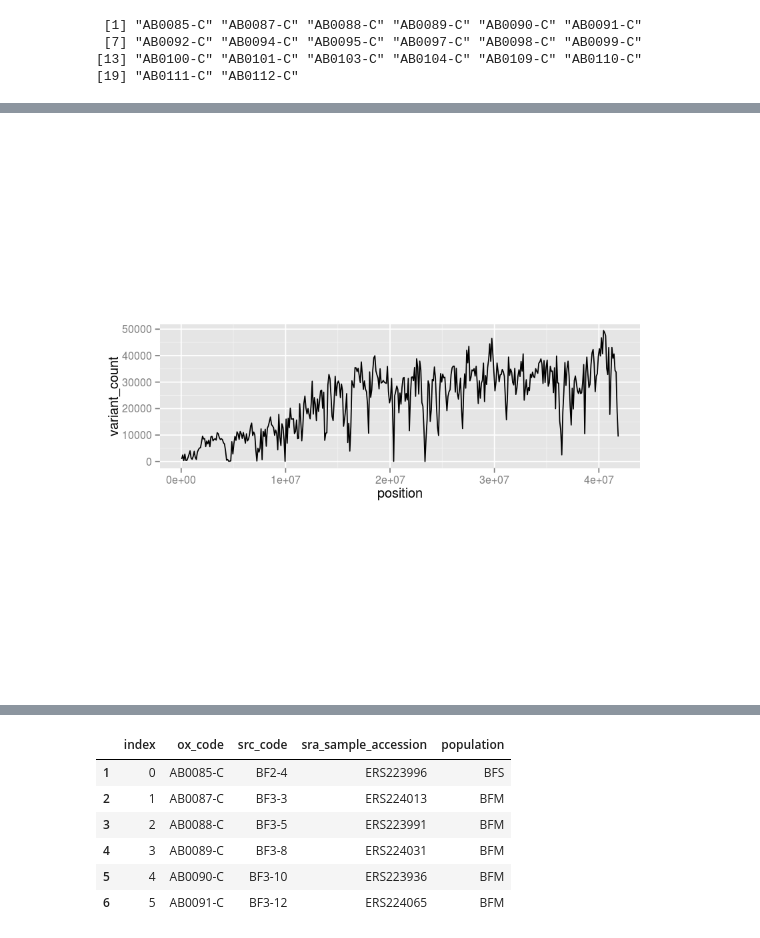
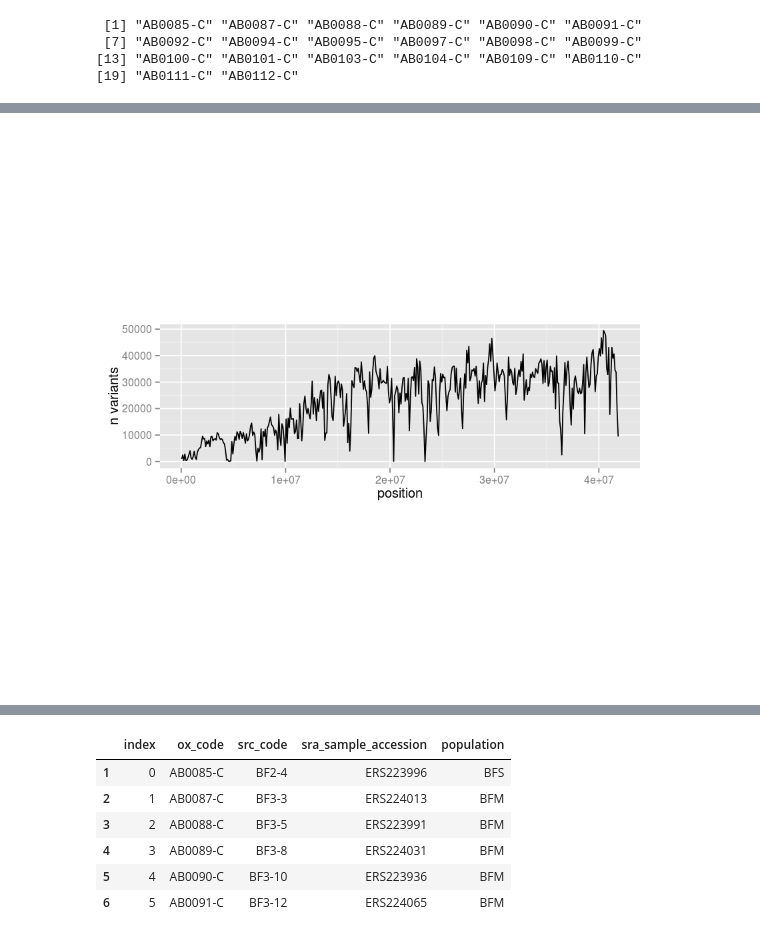
Before and after one commit to hardingnj/Rag1k, a Jupyter notebook: ag1k_R_example.ipynb, the cells around one changed output, grey strips where cells are left out. Drawn from its saved outputs; the diff is of its cells as text; code cells hidden in the pictures.

```diff
--- a/ag1k_R_example.ipynb
+++ b/ag1k_R_example.ipynb
@@ -73,5 +92,7 @@ windowed_analysis <- function(positions, values, f, win_size=100000, ...){
         v = values[start:stop]
         x[i] = f(v, ...)
     }
-    return(list("values"=x, "windows"=windows))
+    return (data.frame("values"=x,
+                       "start"=windows[1:length(windows) -1],
+                       "stop"=windows[2:length(windows)]))
 }
@@ -109,12 +120,12 @@ NOTE: Accessibility likely to differ
 count_variants <- windowed_analysis(fh["/3L/variants/POS"],
                                     fh["/3L/variants/POS"],
                                     length)
+# %%
+count_variants$position <- with(count_variants, (start + stop)/2)
 # %%
 # plot in windows
-p <- with(count_variants, ggplot(
-    data.frame(position=get_midpoint(windows), variant_count=values),
-    aes(x=position, y=variant_count)))
+p <- ggplot(count_variants, aes(x=position, y=values)) + ylab("n variants")
 
 p + geom_line() + theme(aspect.ratio=0.3)
 # %% [output]
-[figure, old version]
+[figure, new version]
```
Also changed, not shown: parts of 53 cells of this notebook.
